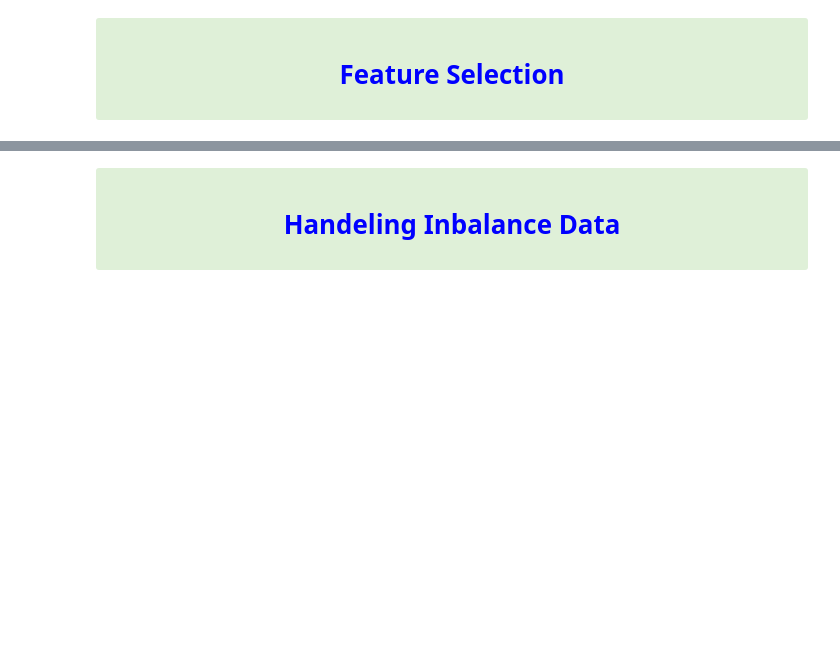
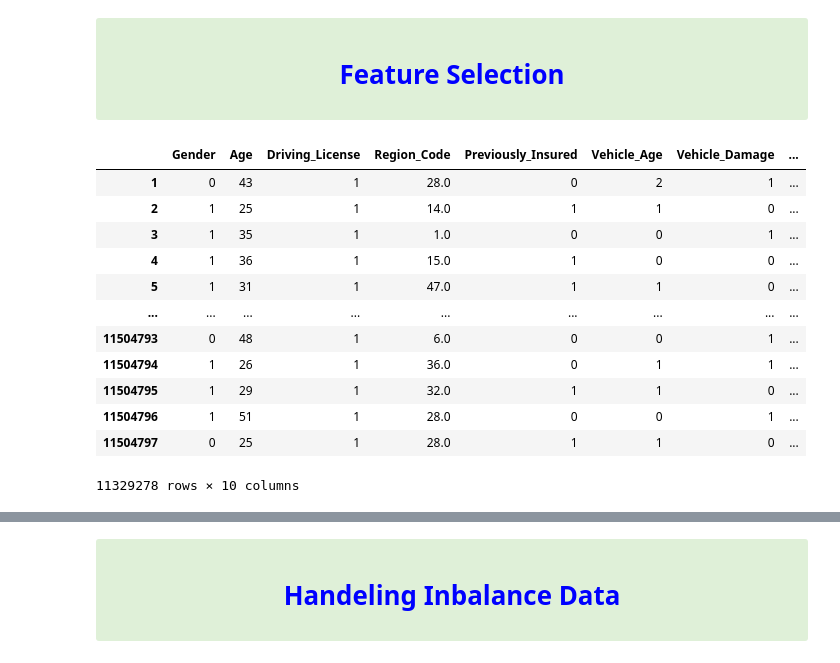
Before and after one commit to ahmedhassan456/binary_classification_of_insurance_cross_selling, a Jupyter notebook: binary_classification_of_insurance_cross_selling.ipynb, the cells around one changed output, grey strips where cells are left out. Saved outputs shown, nothing was run; the diff lists cells and outputs as text; code cells hidden in the pictures; blank space fills up the shorter version.

```diff
--- a/binary_classification_of_insurance_cross_selling.ipynb
+++ b/binary_classification_of_insurance_cross_selling.ipynb
@@ -402,0 +407,16 @@ X = k_best.fit_transform(X, y)
+# %%
+X
+# %% [output]
+|  | Gender | Age | Driving_License | Region_Code | Previously_Insured | Vehicle_Age | Vehicle_Damage | ... |
+| 1 | 0 | 43 | 1 | 28.0 | 0 | 2 | 1 | ... |
+| 2 | 1 | 25 | 1 | 14.0 | 1 | 1 | 0 | ... |
+| 3 | 1 | 35 | 1 | 1.0 | 0 | 0 | 1 | ... |
+| 4 | 1 | 36 | 1 | 15.0 | 1 | 0 | 0 | ... |
+| 5 | 1 | 31 | 1 | 47.0 | 1 | 1 | 0 | ... |
+| ... | ... | ... | ... | ... | ... | ... | ... | ... |
+| 11504793 | 0 | 48 | 1 | 6.0 | 0 | 0 | 1 | ... |
+| 11504794 | 1 | 26 | 1 | 36.0 | 0 | 1 | 1 | ... |
+| 11504795 | 1 | 29 | 1 | 32.0 | 1 | 1 | 0 | ... |
+| 11504796 | 1 | 51 | 1 | 28.0 | 0 | 0 | 1 | ... |
+| 11504797 | 0 | 25 | 1 | 28.0 | 1 | 1 | 0 | ... |
+11329278 rows × 10 columns
```
Also changed, not shown: parts of 13 cells of this notebook.
